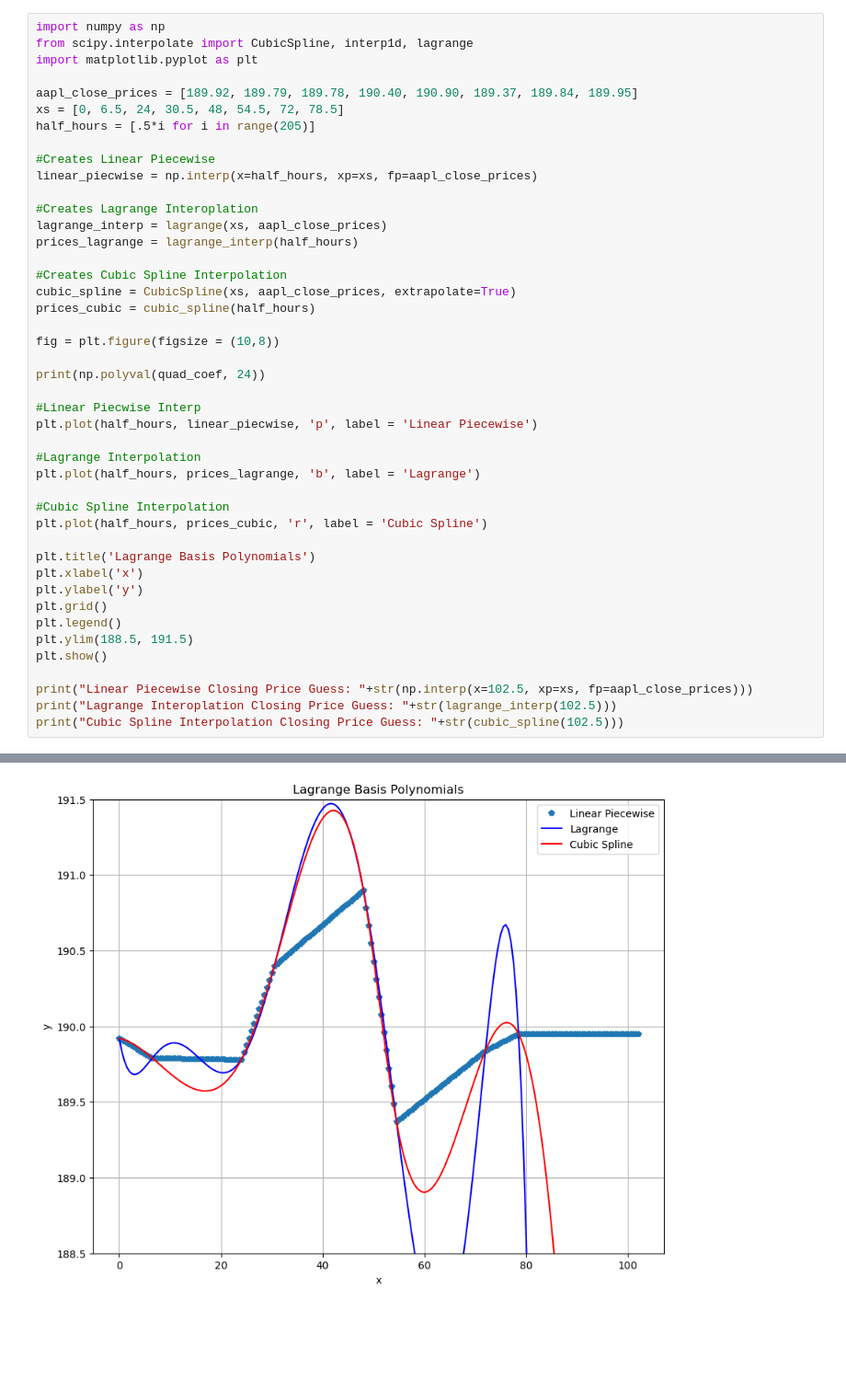
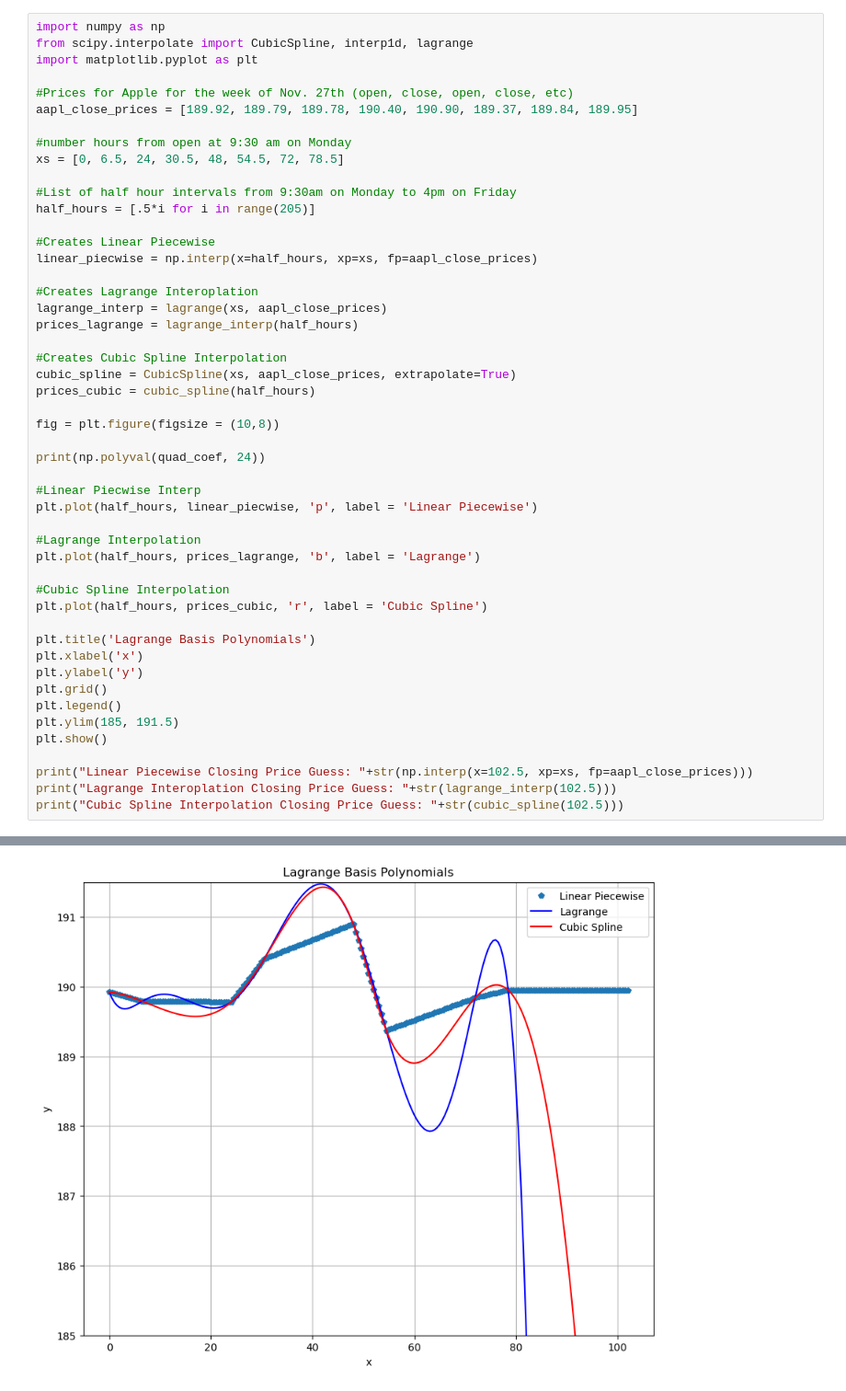
Before and after one commit to owen-taylor/NumericalComputationProject, a Jupyter notebook: Num_Comp_Proj.ipynb, the cells around one changed output, grey strips where cells are left out. Shown at 92% size. Saved outputs shown, nothing was run; the diff lists cells and outputs as text; blank space fills up the shorter version.

```diff
--- a/Num_Comp_Proj.ipynb
+++ b/Num_Comp_Proj.ipynb
@@ -3,8 +3,13 @@ import numpy as np
 from scipy.interpolate import CubicSpline, interp1d, lagrange
 import matplotlib.pyplot as plt
 
+#Prices for Apple for the week of Nov. 27th (open, close, open, close, etc)
 aapl_close_prices = [189.92, 189.79, 189.78, 190.40, 190.90, 189.37, 189.84, 189.95]
+
+#number hours from open at 9:30 am on Monday
 xs = [0, 6.5, 24, 30.5, 48, 54.5, 72, 78.5]
+
+#List of half hour intervals from 9:30am on Monday to 4pm on Friday
 half_hours = [.5*i for i in range(205)]
 
 #Creates Linear Piecewise
@@ -16,35 +21,35 @@ prices_lagrange = lagrange_interp(half_hours)
 
 #Creates Cubic Spline Interpolation
 cubic_spline = CubicSpline(xs, aapl_close_prices, extrapolate=True)
 prices_cubic = cubic_spline(half_hours)
 
 fig = plt.figure(figsize = (10,8))
 
 print(np.polyval(quad_coef, 24))
 
 #Linear Piecwise Interp
 plt.plot(half_hours, linear_piecwise, 'p', label = 'Linear Piecewise')
 
 #Lagrange Interpolation
 plt.plot(half_hours, prices_lagrange, 'b', label = 'Lagrange')
 
 #Cubic Spline Interpolation
 plt.plot(half_hours, prices_cubic, 'r', label = 'Cubic Spline')
 
 plt.title('Lagrange Basis Polynomials')
 plt.xlabel('x')
 plt.ylabel('y')
 plt.grid()
 plt.legend()
-plt.ylim(188.5, 191.5)
+plt.ylim(185, 191.5)
 plt.show()
 
 print("Linear Piecewise Closing Price Guess: "+str(np.interp(x=102.5, xp=xs, fp=aapl_close_prices)))
 print("Lagrange Interoplation Closing Price Guess: "+str(lagrange_interp(102.5)))
 print("Cubic Spline Interpolation Closing Price Guess: "+str(cubic_spline(102.5)))
 # %% [output]
 190.10452029421165
-[figure, old version]
+[figure, new version]
 Linear Piecewise Closing Price Guess: 189.95
 Lagrange Interoplation Closing Price Guess: -302.7334185306878
 Cubic Spline Interpolation Closing Price Guess: 171.58907458255047
```
